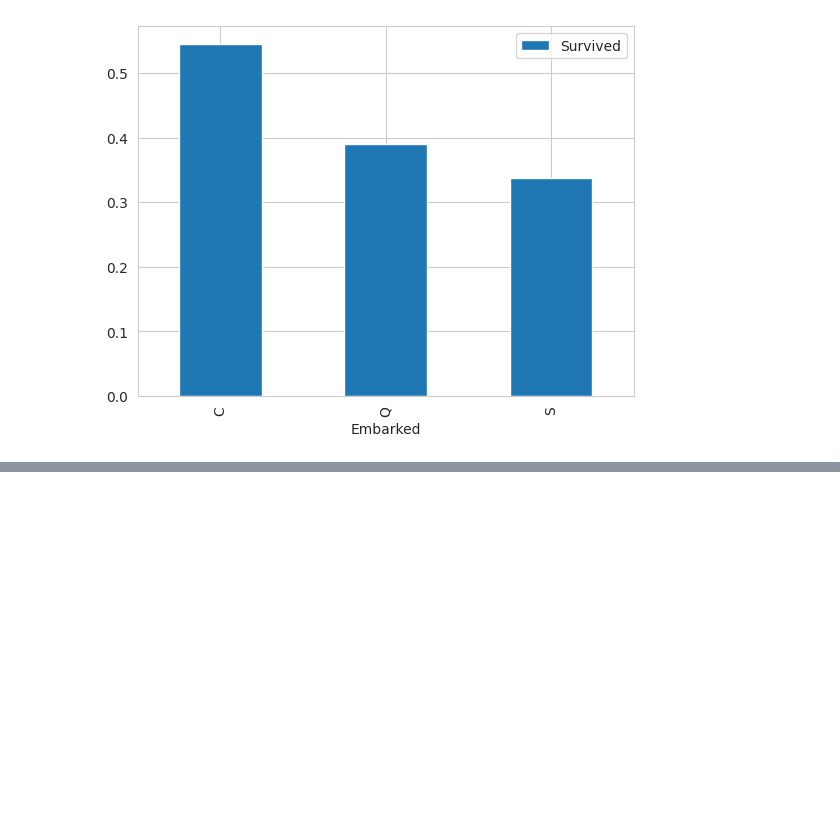
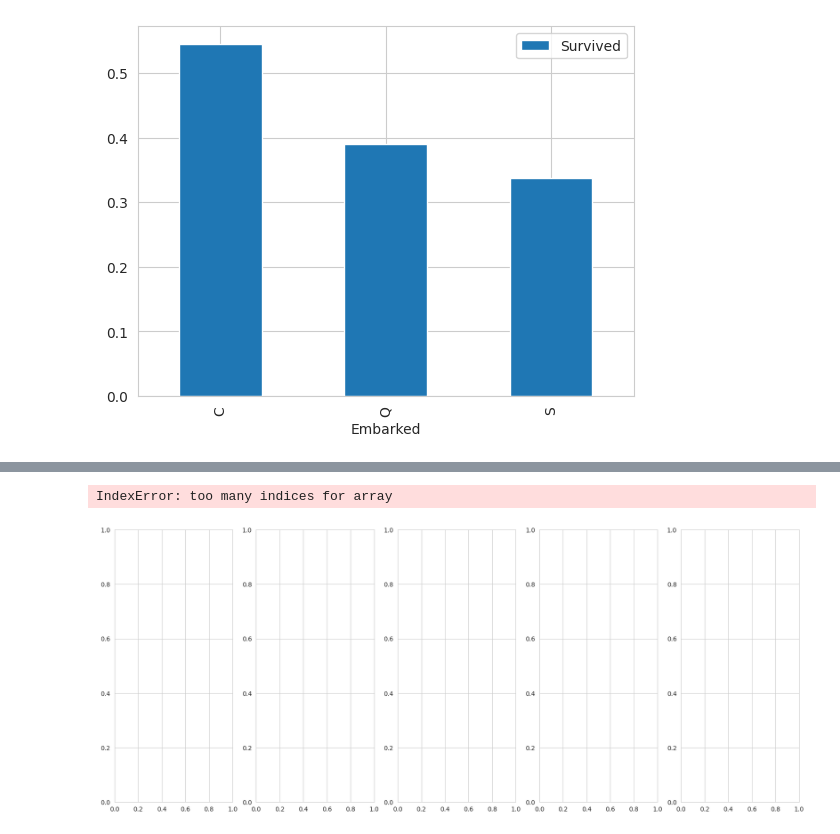
Before and after one commit to ldebele/Titanic-ML-from-Disaster, a Jupyter notebook: EDA.ipynb, the cells around one changed output, grey strips where cells are left out. Saved outputs shown, nothing was run; the diff lists cells and outputs as text; code cells hidden in the pictures; blank space fills up the shorter version.

Commit message:
added visualization function.

```diff
--- a/EDA.ipynb
+++ b/EDA.ipynb
@@ -337,0 +319,11 @@ One Hot Encoding
+# %%
+cols = ["Pclass", "Sex", "Age", "Embarked", "TotFamily"]
+
+fig, ax = plt.subplots(nrows=1, ncols=5, figsize=(20, 8))
+
+for i in range(len(cols)):
+    a = visualization(df, cols[i], "Survived")
+    a.plot(ax=ax[i, 0], kind="bar", grid=True)
+# %% [output]
+IndexError: too many indices for array
+[figure, added]
```
Also changed, not shown: parts of 15 cells of this notebook, 1 other file.
